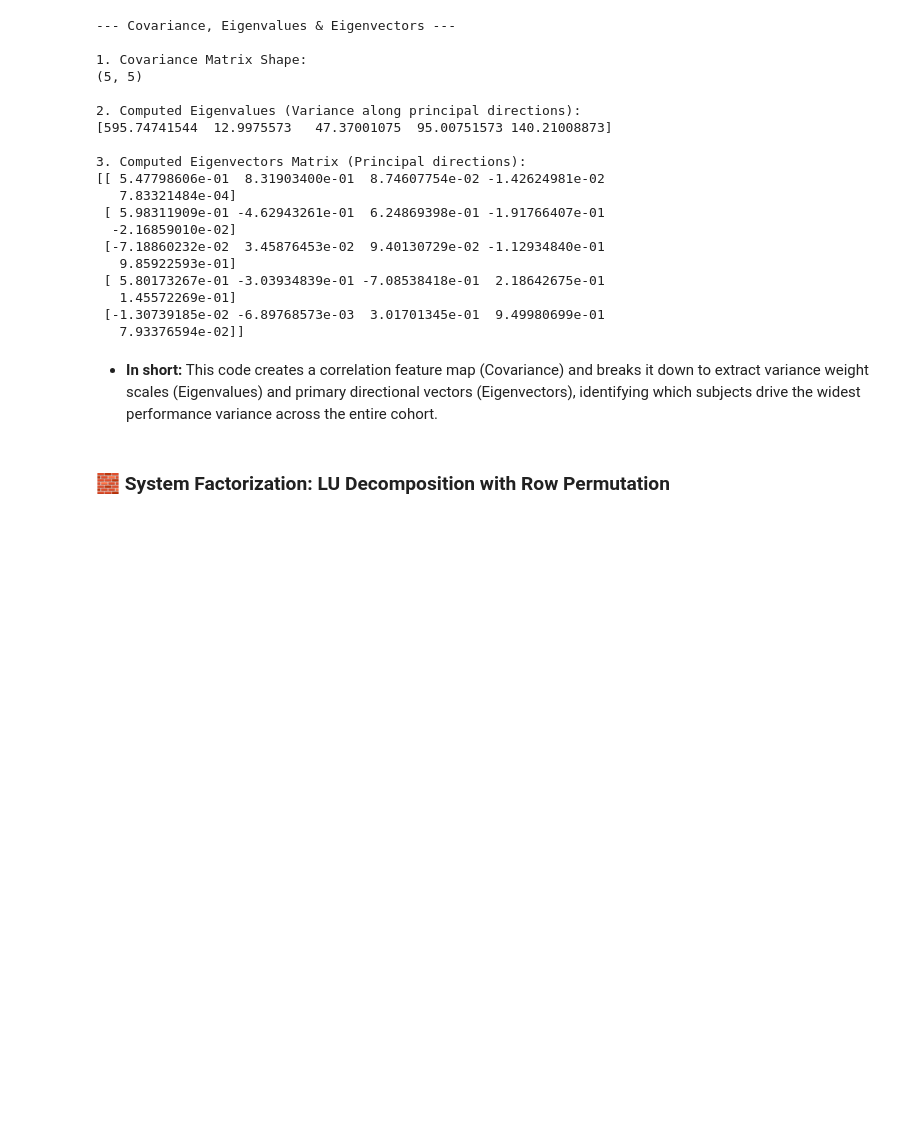
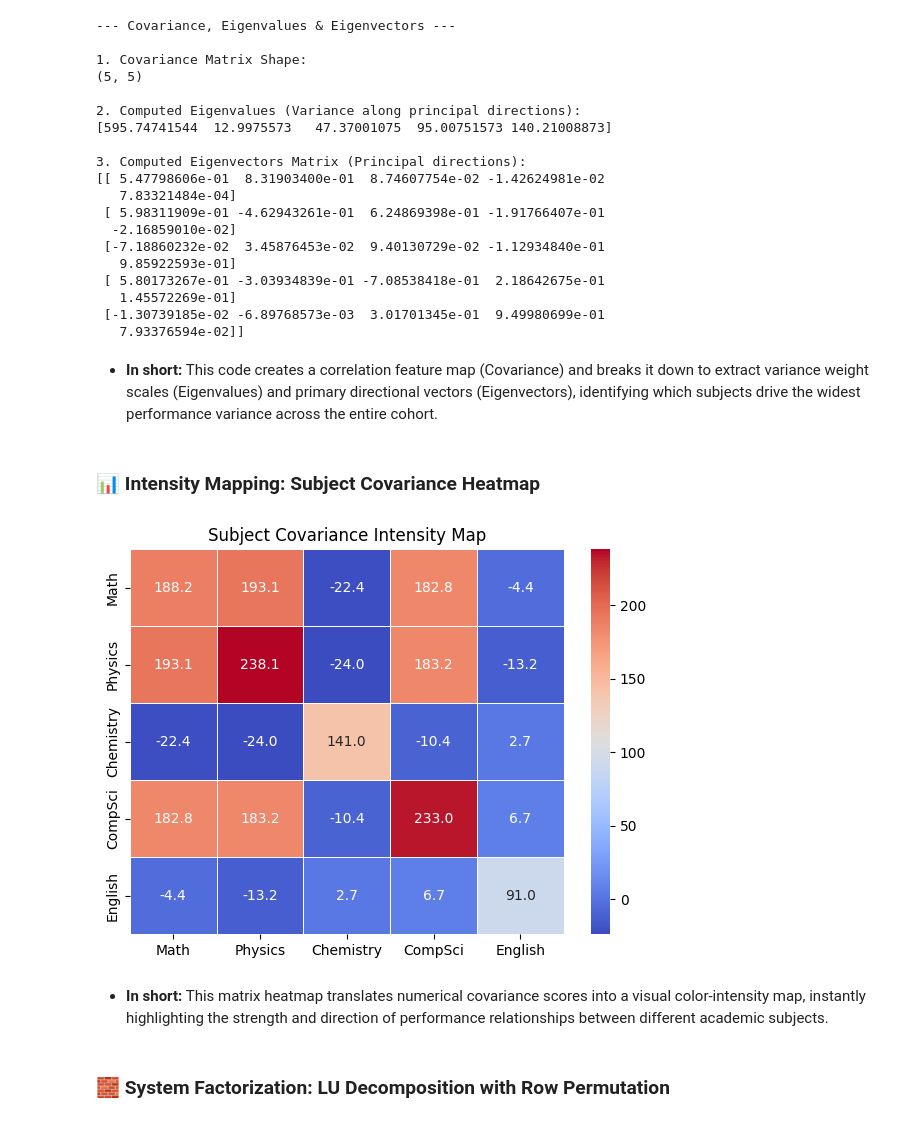
Before and after one commit to JanaviGol/MathematicAdvance_Stastics, a Jupyter notebook: Project-5/Calculative_Foundation.ipynb, the cells around one changed output. Drawn from its saved outputs; the diff is of its cells as text; code cells hidden in the pictures; blank space fills up the shorter version.

```diff
--- a/Project-5/Calculative_Foundation.ipynb
+++ b/Project-5/Calculative_Foundation.ipynb
@@ -235,8 +235,23 @@ print(eigenvectors)
    1.45572269e-01]
  [-1.30739185e-02 -6.89768573e-03  3.01701345e-01  9.49980699e-01
    7.93376594e-02]]
-# %% [markdown]
-* **In short:** This code creates a correlation feature map (Covariance) and breaks it down to extract variance weight scales (Eigenvalues) and primary directional vectors (Eigenvectors), identifying which subjects drive the widest performance variance across the entire cohort.
+# %% [markdown]
+* **In short:** This code creates a correlation feature map (Covariance) and breaks it down to extract variance weight scales (Eigenvalues) and primary directional vectors (Eigenvectors), identifying which subjects drive the widest performance variance across the entire cohort.
+# %% [markdown]
+### 📊 Intensity Mapping: Subject Covariance Heatmap
+# %%
+# Plot Covariance Heatmap
+plt.figure(figsize=(7, 5))
+subject_names = ['Math', 'Physics', 'Chemistry', 'CompSci', 'English']
+# Matrix ko heat color mapping ke sath show karna
+sns.heatmap(covariance_matrix, annot=True, fmt=".1f", cmap='coolwarm',
+            xticklabels=subject_names, yticklabels=subject_names, linewidths=0.5)
+plt.title('Subject Covariance Intensity Map')
+plt.show()
+# %% [output]
+[figure, added]
+# %% [markdown]
+* **In short:** This matrix heatmap translates numerical covariance scores into a visual color-intensity map, instantly highlighting the strength and direction of performance relationships between different academic subjects.
 # %% [markdown]
 ### 🧱 System Factorization: LU Decomposition with Row Permutation
 # %%
```
Also changed, not shown: parts of 6 cells of this notebook.
